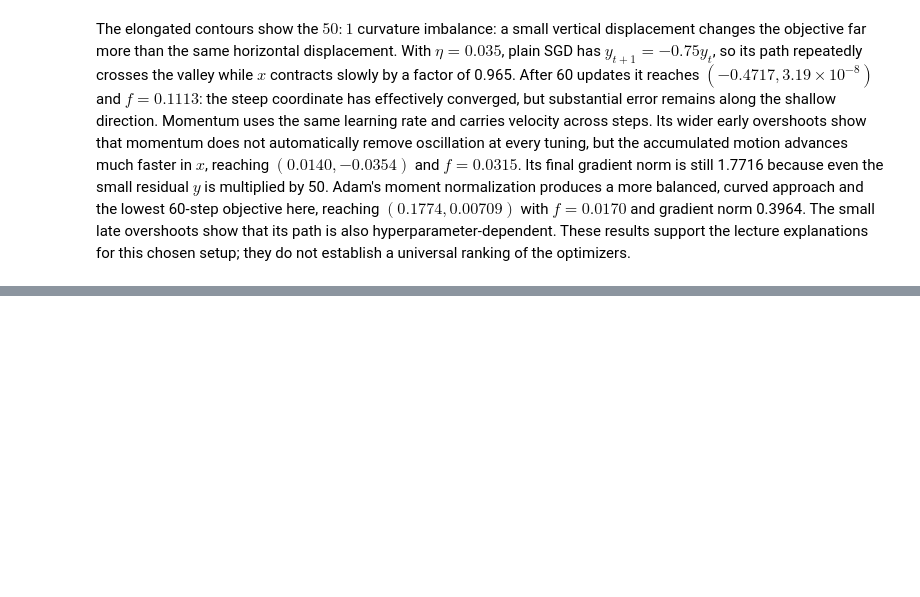
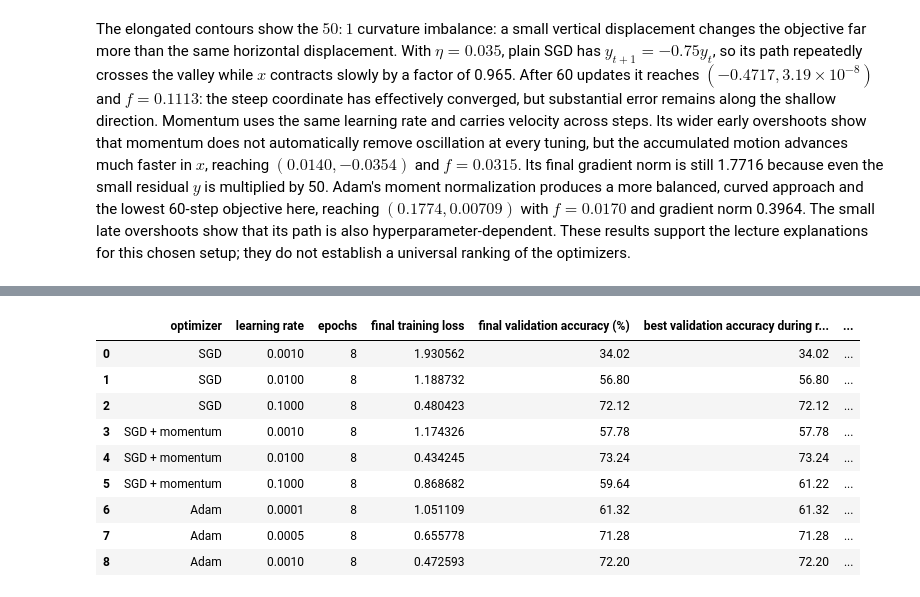
Before and after one commit to LahiruMJ11/CNN-with-CIFAR10, a Jupyter notebook: CNN with CIFAR10.ipynb, the cells around one changed output, grey strips where cells are left out. Cells and saved outputs as stored; diff of their text form; code cells hidden in the pictures; blank space fills up the shorter version.

```diff
--- a/CNN with CIFAR10.ipynb
+++ b/CNN with CIFAR10.ipynb
@@ -1571,0 +1712,11 @@ The elongated contours show the $50{:}1$ curvature imbalance: a small vertical d
+# %%
+task2c_histories = {}
+task2c_experiment_start = time.perf_counter()
+for optimizer_name, learning_rates in TASK2C_LEARNING_RATES.items():
+    for learning_rate in learning_rates:
+        print(f"\nStarting {optimizer_name} with learning rate {learning_rate:g}")
+        task2c_histories[(optimizer_name, learning_rate)] = train_task2c_run(
+            optimizer_name, learning_rate
+        )
+task2c_total_time = time.perf_counter() - task2c_experiment_start
+print(f"\nCompleted all nine runs in {task2c_total_time / 60:.2f} minutes.")
@@ -1571,0 +1741,41 @@ The elongated contours show the $50{:}1$ curvature imbalance: a small vertical d
+# %%
+task2c_rows = []
+for (optimizer_name, learning_rate), history in task2c_histories.items():
+    final_row = history.iloc[-1]
+    task2c_rows.append(
+        {
+            "optimizer": optimizer_name,
+            "learning rate": learning_rate,
+            "epochs": TASK2C_EPOCHS,
+            "final training loss": final_row["training loss"],
+            "final validation accuracy (%)": final_row["validation accuracy (%)"],
+            "best validation accuracy during run (%)": history["validation accuracy (%)"].max(),
+            "runtime (s)": final_row["elapsed time (s)"],
+        }
+    )
+
+task2c_results = pd.DataFrame(task2c_rows)
+task2c_best_rates = {}
+for optimizer_name in TASK2C_LEARNING_RATES:
+    candidates = task2c_results[task2c_results["optimizer"] == optimizer_name]
+    selected = candidates.sort_values(
+        ["final validation accuracy (%)", "learning rate"],
+        ascending=[False, True],
+    ).iloc[0]
+    task2c_best_rates[optimizer_name] = selected["learning rate"]
+
+task2c_results["selected best rate"] = task2c_results.apply(
+    lambda row: row["learning rate"] == task2c_best_rates[row["optimizer"]], axis=1
+)
+task2c_results
+# %% [output]
+|  | optimizer | learning rate | epochs | final training loss | final validation accuracy (%) | best validation accuracy during r... | ... |
+| 0 | SGD | 0.0010 | 8 | 1.930562 | 34.02 | 34.02 | ... |
+| 1 | SGD | 0.0100 | 8 | 1.188732 | 56.80 | 56.80 | ... |
+| 2 | SGD | 0.1000 | 8 | 0.480423 | 72.12 | 72.12 | ... |
+| 3 | SGD + momentum | 0.0010 | 8 | 1.174326 | 57.78 | 57.78 | ... |
+| 4 | SGD + momentum | 0.0100 | 8 | 0.434245 | 73.24 | 73.24 | ... |
+| 5 | SGD + momentum | 0.1000 | 8 | 0.868682 | 59.64 | 61.22 | ... |
+| 6 | Adam | 0.0001 | 8 | 1.051109 | 61.32 | 61.32 | ... |
+| 7 | Adam | 0.0005 | 8 | 0.655778 | 71.28 | 71.28 | ... |
+| 8 | Adam | 0.0010 | 8 | 0.472593 | 72.20 | 72.20 | ... |
```
Also changed, not shown: parts of 11 cells of this notebook.
